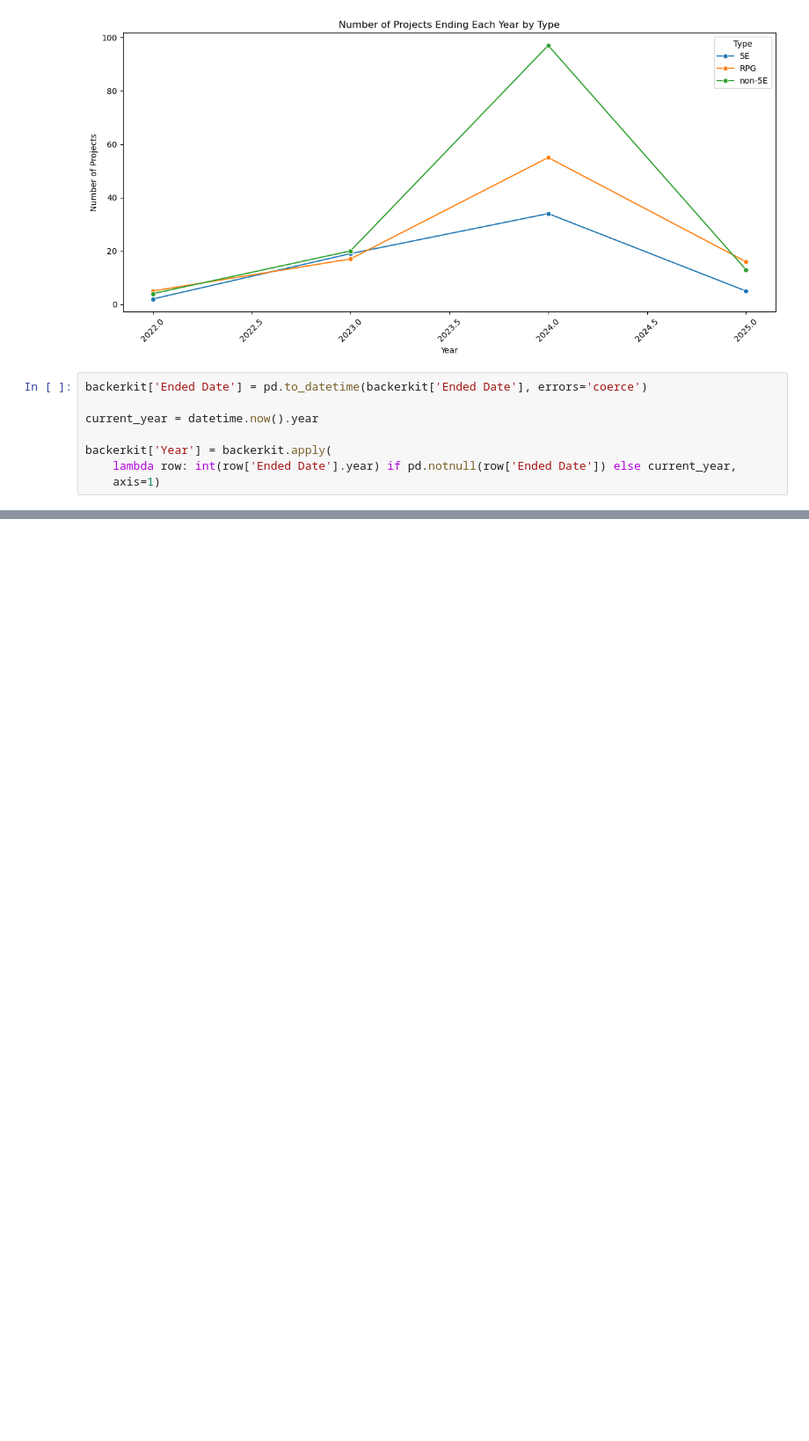
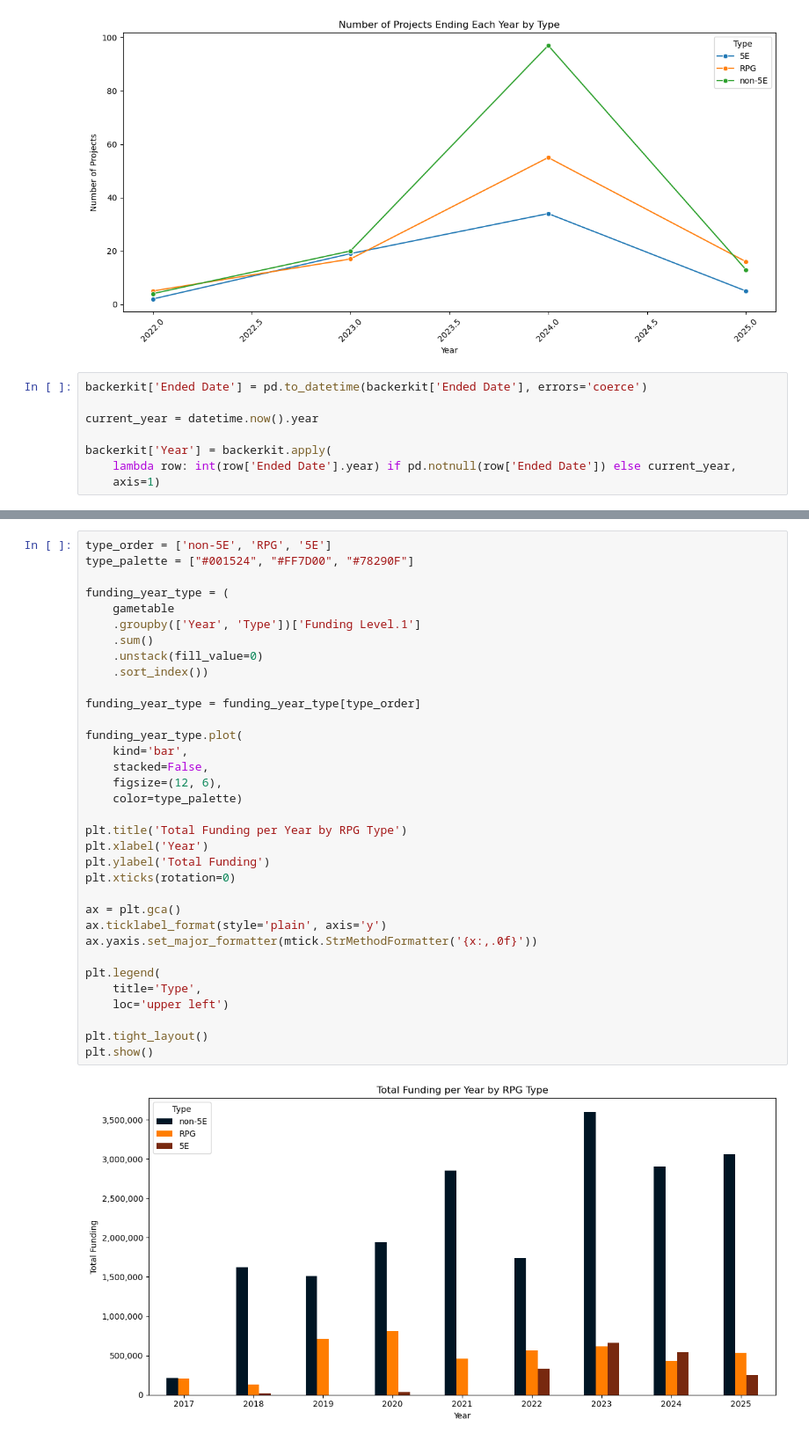
Before and after one commit to geradenhraba-cell/ttrpg-capstone, a Jupyter notebook: notebook/kickstarter.ipynb, the cells around one changed output, grey strips where cells are left out. Shown at 88% size. Drawn from its saved outputs; the diff is of its cells as text; blank space fills up the shorter version.

```diff
--- a/notebook/kickstarter.ipynb
+++ b/notebook/kickstarter.ipynb
@@ -1448,0 +1487,36 @@ plt.show()
+# %%
+type_order = ['non-5E', 'RPG', '5E']
+type_palette = ["#001524", "#FF7D00", "#78290F"]
+
+funding_year_type = (
+    gametable
+    .groupby(['Year', 'Type'])['Funding Level.1']
+    .sum()
+    .unstack(fill_value=0)
+    .sort_index())
+
+funding_year_type = funding_year_type[type_order]
+
+funding_year_type.plot(
+    kind='bar',
+    stacked=False,
+    figsize=(12, 6),
+    color=type_palette)
+
+plt.title('Total Funding per Year by RPG Type')
+plt.xlabel('Year')
+plt.ylabel('Total Funding')
+plt.xticks(rotation=0)
+
+ax = plt.gca()
+ax.ticklabel_format(style='plain', axis='y')
+ax.yaxis.set_major_formatter(mtick.StrMethodFormatter('{x:,.0f}'))
+
+plt.legend(
+    title='Type',
+    loc='upper left')
+
+plt.tight_layout()
+plt.show()
+# %% [output]
+[figure, added]
```
Also changed, not shown: parts of 5 cells of this notebook, 1 other file.
